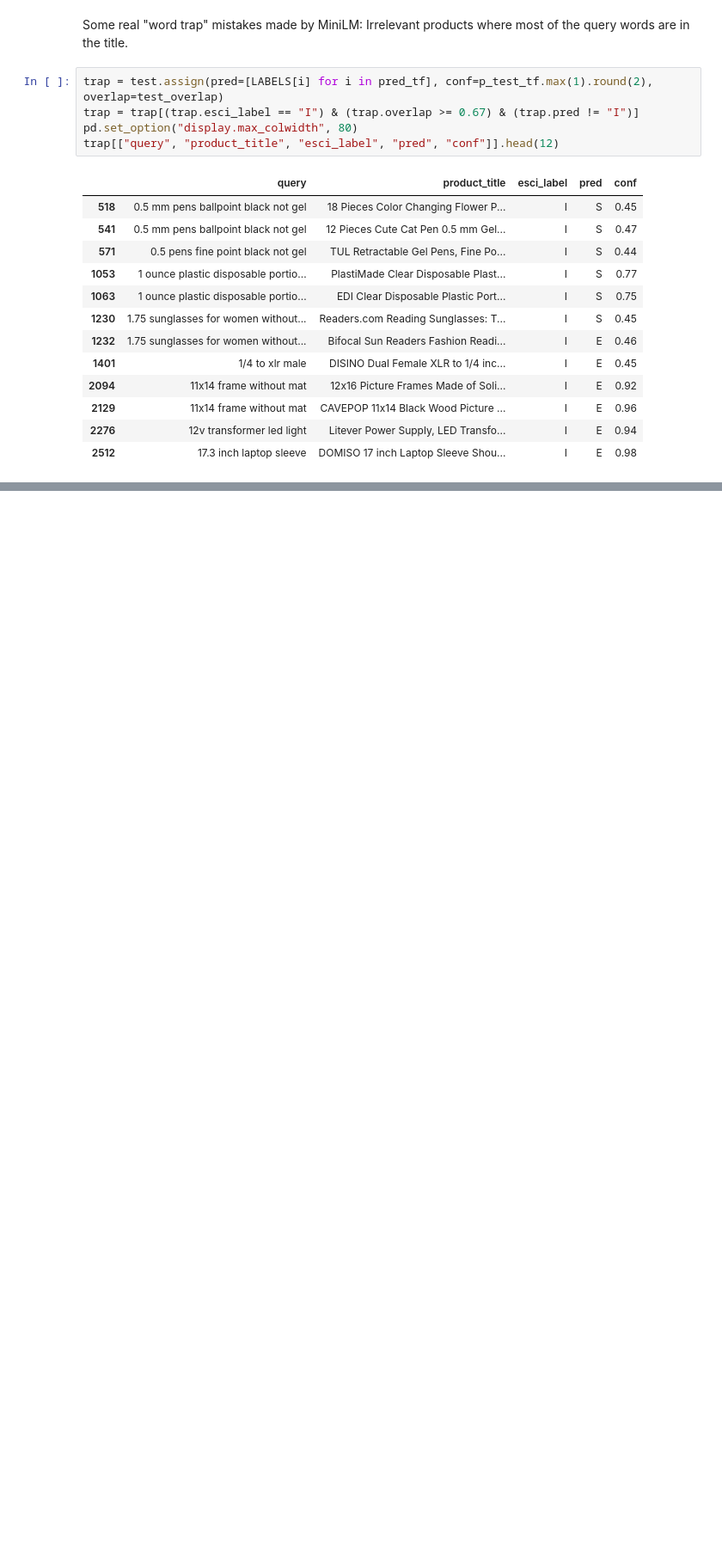
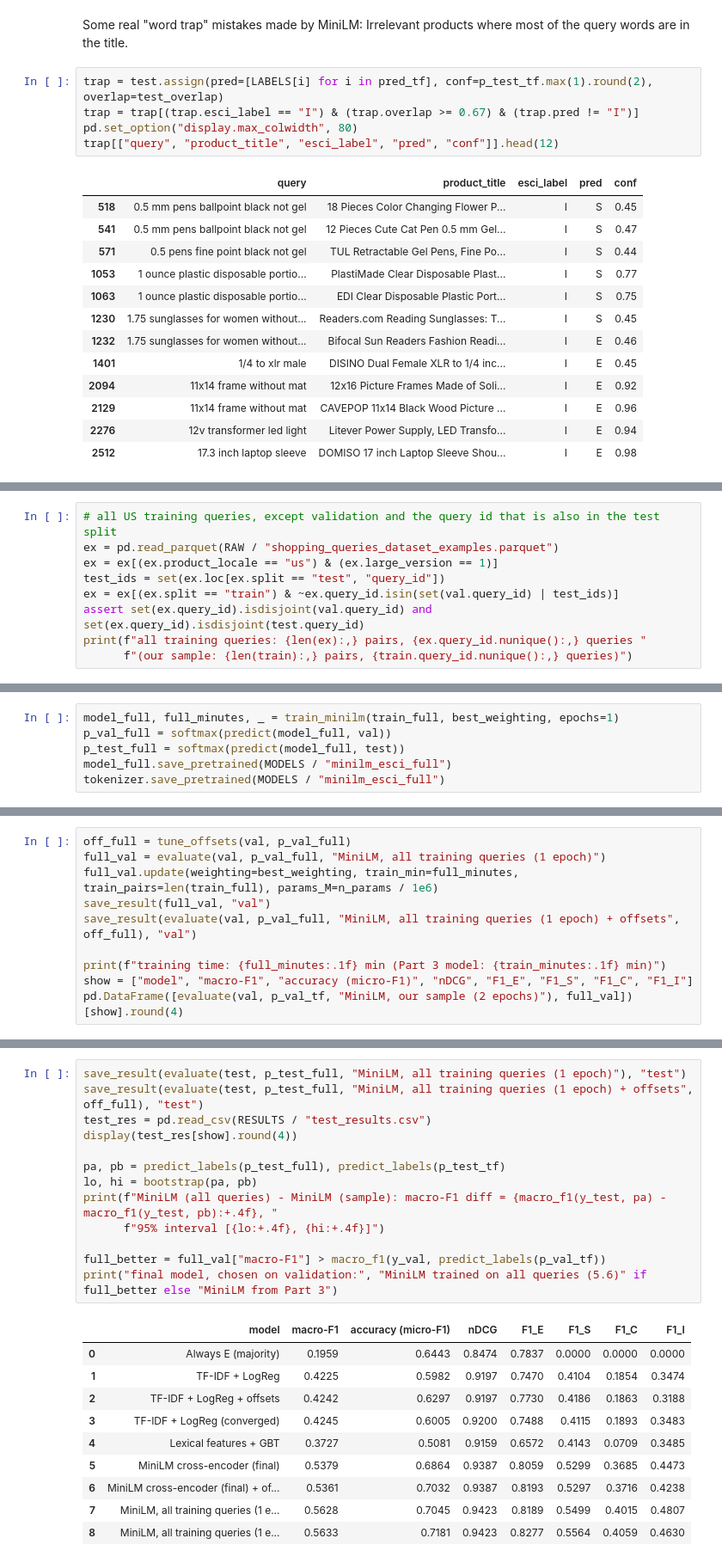
Before and after one commit to m4zenHchm/Amazon_Search_Queries, a Jupyter notebook: Amazon_Search_Queries.ipynb, the cells around one changed output, grey strips where cells are left out. Shown at 86% size. Saved outputs shown, nothing was run; the diff lists cells and outputs as text; blank space fills up the shorter version.

Commit message:
Final: Analysis, Part 5

```diff
--- a/Amazon_Search_Queries.ipynb
+++ b/Amazon_Search_Queries.ipynb
@@ -1219,0 +1738,9 @@ trap[["query", "product_title", "esci_label", "pred", "conf"]].head(12)
+# %%
+# all US training queries, except validation and the query id that is also in the test split
+ex = pd.read_parquet(RAW / "shopping_queries_dataset_examples.parquet")
+ex = ex[(ex.product_locale == "us") & (ex.large_version == 1)]
+test_ids = set(ex.loc[ex.split == "test", "query_id"])
+ex = ex[(ex.split == "train") & ~ex.query_id.isin(set(val.query_id) | test_ids)]
+assert set(ex.query_id).isdisjoint(val.query_id) and set(ex.query_id).isdisjoint(test.query_id)
+print(f"all training queries: {len(ex):,} pairs, {ex.query_id.nunique():,} queries "
+      f"(our sample: {len(train):,} pairs, {train.query_id.nunique():,} queries)")
@@ -1219,0 +1770,6 @@ trap[["query", "product_title", "esci_label", "pred", "conf"]].head(12)
+# %%
+model_full, full_minutes, _ = train_minilm(train_full, best_weighting, epochs=1)
+p_val_full = softmax(predict(model_full, val))
+p_test_full = softmax(predict(model_full, test))
+model_full.save_pretrained(MODELS / "minilm_esci_full")
+tokenizer.save_pretrained(MODELS / "minilm_esci_full")
@@ -1219,0 +1807,10 @@ trap[["query", "product_title", "esci_label", "pred", "conf"]].head(12)
+# %%
+off_full = tune_offsets(val, p_val_full)
+full_val = evaluate(val, p_val_full, "MiniLM, all training queries (1 epoch)")
+full_val.update(weighting=best_weighting, train_min=full_minutes, train_pairs=len(train_full), params_M=n_params / 1e6)
+save_result(full_val, "val")
+save_result(evaluate(val, p_val_full, "MiniLM, all training queries (1 epoch) + offsets", off_full), "val")
+
+print(f"training time: {full_minutes:.1f} min (Part 3 model: {train_minutes:.1f} min)")
+show = ["model", "macro-F1", "accuracy (micro-F1)", "nDCG", "F1_E", "F1_S", "F1_C", "F1_I"]
+pd.DataFrame([evaluate(val, p_val_tf, "MiniLM, our sample (2 epochs)"), full_val])[show].round(4)
@@ -1219,0 +1825,24 @@ trap[["query", "product_title", "esci_label", "pred", "conf"]].head(12)
+# %%
+save_result(evaluate(test, p_test_full, "MiniLM, all training queries (1 epoch)"), "test")
+save_result(evaluate(test, p_test_full, "MiniLM, all training queries (1 epoch) + offsets", off_full), "test")
+test_res = pd.read_csv(RESULTS / "test_results.csv")
+display(test_res[show].round(4))
+
+pa, pb = predict_labels(p_test_full), predict_labels(p_test_tf)
+lo, hi = bootstrap(pa, pb)
+print(f"MiniLM (all queries) - MiniLM (sample): macro-F1 diff = {macro_f1(y_test, pa) - macro_f1(y_test, pb):+.4f}, "
+      f"95% interval [{lo:+.4f}, {hi:+.4f}]")
+
+full_better = full_val["macro-F1"] > macro_f1(y_val, predict_labels(p_val_tf))
+print("final model, chosen on validation:", "MiniLM trained on all queries (5.6)" if full_better else "MiniLM from Part 3")
+# %% [output]
+|  | model | macro-F1 | accuracy (micro-F1) | nDCG | F1_E | F1_S | F1_C | F1_I |
+| 0 | Always E (majority) | 0.1959 | 0.6443 | 0.8474 | 0.7837 | 0.0000 | 0.0000 | 0.0000 |
+| 1 | TF-IDF + LogReg | 0.4225 | 0.5982 | 0.9197 | 0.7470 | 0.4104 | 0.1854 | 0.3474 |
+| 2 | TF-IDF + LogReg + offsets | 0.4242 | 0.6297 | 0.9197 | 0.7730 | 0.4186 | 0.1863 | 0.3188 |
+| 3 | TF-IDF + LogReg (converged) | 0.4245 | 0.6005 | 0.9200 | 0.7488 | 0.4115 | 0.1893 | 0.3483 |
+| 4 | Lexical features + GBT | 0.3727 | 0.5081 | 0.9159 | 0.6572 | 0.4143 | 0.0709 | 0.3485 |
+| 5 | MiniLM cross-encoder (final) | 0.5379 | 0.6864 | 0.9387 | 0.8059 | 0.5299 | 0.3685 | 0.4473 |
+| 6 | MiniLM cross-encoder (final) + of... | 0.5361 | 0.7032 | 0.9387 | 0.8193 | 0.5297 | 0.3716 | 0.4238 |
+| 7 | MiniLM, all training queries (1 e... | 0.5628 | 0.7045 | 0.9423 | 0.8189 | 0.5499 | 0.4015 | 0.4807 |
+| 8 | MiniLM, all training queries (1 e... | 0.5633 | 0.7181 | 0.9423 | 0.8277 | 0.5564 | 0.4059 | 0.4630 |
```
Also changed, not shown: parts of 43 cells of this notebook.
